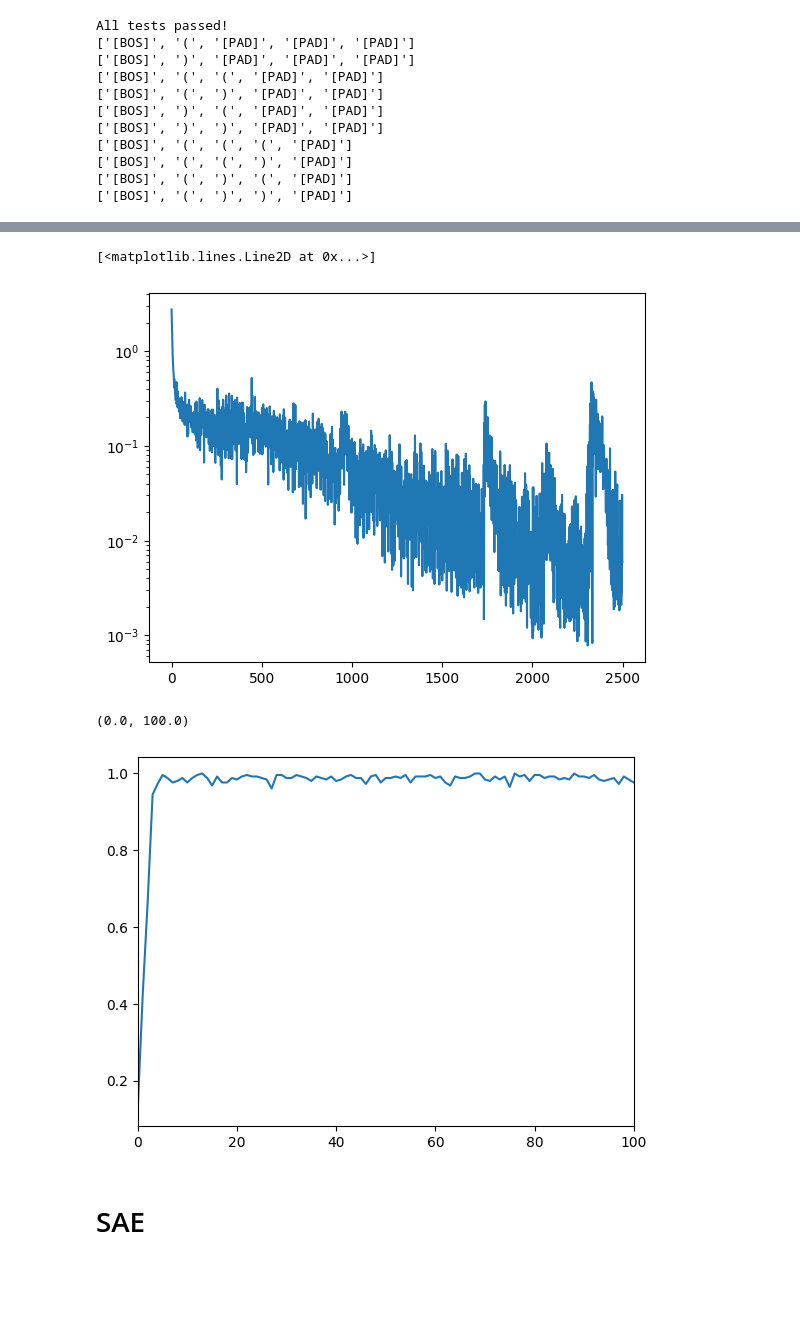
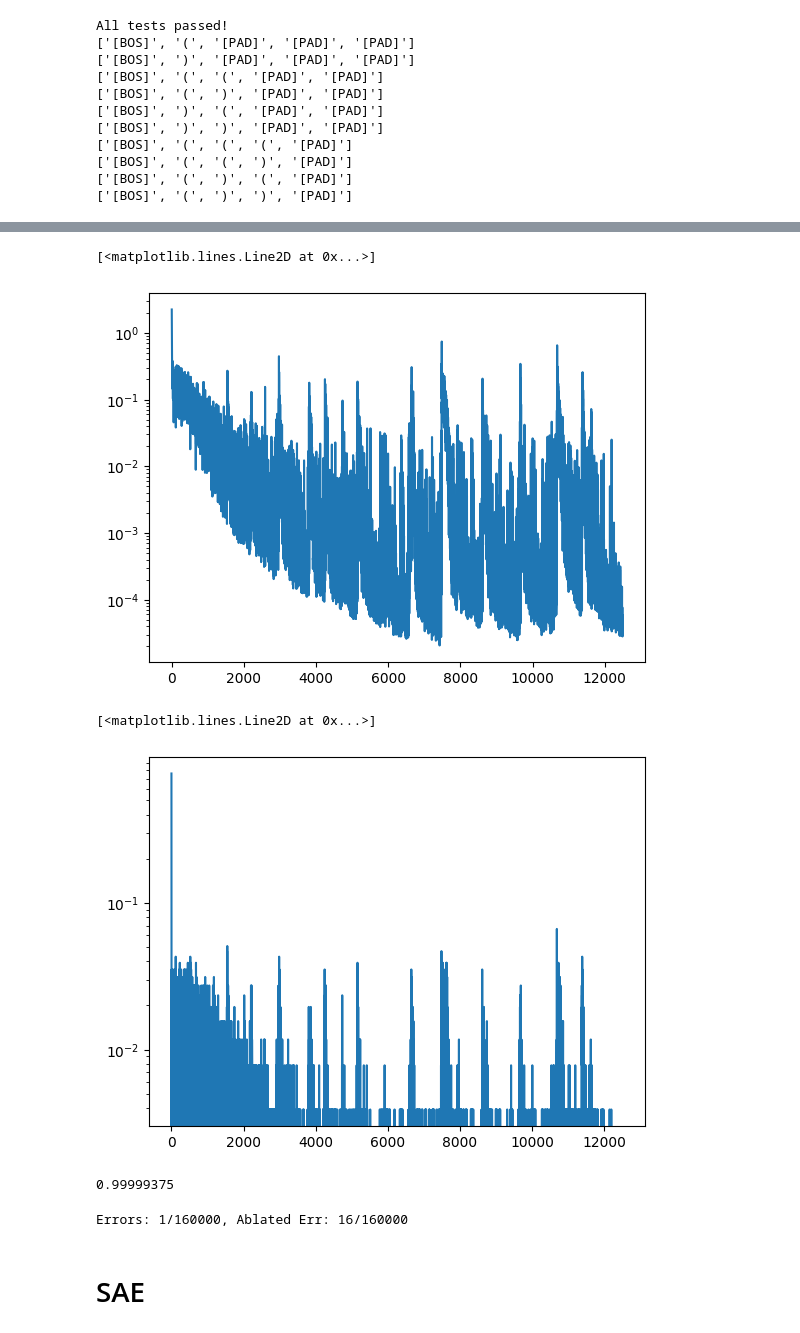
Before and after one commit to evanhanders/circuits-benchmark-saes, a Jupyter notebook: quick-experiments/parens_bench_siit_and_sae.ipynb, the cells around one changed output, grey strips where cells are left out. Saved outputs shown, nothing was run; the diff lists cells and outputs as text; code cells hidden in the pictures; blank space fills up the shorter version.

```diff
--- a/quick-experiments/parens_bench_siit_and_sae.ipynb
+++ b/quick-experiments/parens_bench_siit_and_sae.ipynb
@@ -74,6 +74,6 @@ trainer = ModelTrainerSIIT(
     device = 'cuda'
 )
 
-results = trainer.train(epochs=1)
+results = trainer.train(epochs=5)
 # %% [output]
 Moving model to device:  cuda
@@ -84,10 +88,40 @@ import matplotlib.pyplot as plt
 plt.semilogy(results['train_loss'])
 # %% [output]
 [<matplotlib.lines.Line2D at 0x...>]
-[figure, old version]
+[figure, new version]
 # %%
-plt.plot(results['train_IIA'])
-plt.xlim(0, 100)
+import numpy as np
+plt.semilogy(1 - np.array(results['train_IIA']))
 # %% [output]
-(0.0, 100.0)
+[<matplotlib.lines.Line2D at 0x...>]
-[figure, old version]
+[figure, new version]
+# %%
+results['test_IIA']
+# %% [output]
+0.99999375
+# %%
+from functools import partial
+from siit_utils import make_post_ablation_hook
+tot = 0
+errors = 0
+ablated_errors = 0
+for b in trainer.test_dataloaders[0]:
+    tokens, labels = b
+    logits, cache = ll_model.run_with_cache(tokens)
+    output_labels = t.round(t.sigmoid(logits)[:,-1,-1])
+    sumdiff = (labels.cuda() != output_labels.float()).sum().item()
+
+    hooks = []
+    for node in unused_nodes:
+        hooks.append((node.name, make_post_ablation_hook(ll_node=node, ll_cache=cache, method='mean')))
+    ablated_logits = ll_model.run_with_hooks(tokens, fwd_hooks=hooks)
+
+    ablated_labels = t.round(t.sigmoid(ablated_logits)[:,-1,-1])
+    ablated_sumdiff = (labels.cuda() != ablated_labels.float()).sum().item()
+
+    errors += sumdiff
+    ablated_errors += ablated_sumdiff
+    tot += labels.numel()
+print(f'Errors: {errors}/{tot}, Ablated Err: {ablated_errors}/{tot}')
+# %% [output]
+Errors: 1/160000, Ablated Err: 16/160000
```
Also changed, not shown: parts of 11 cells of this notebook, 4 other files.
